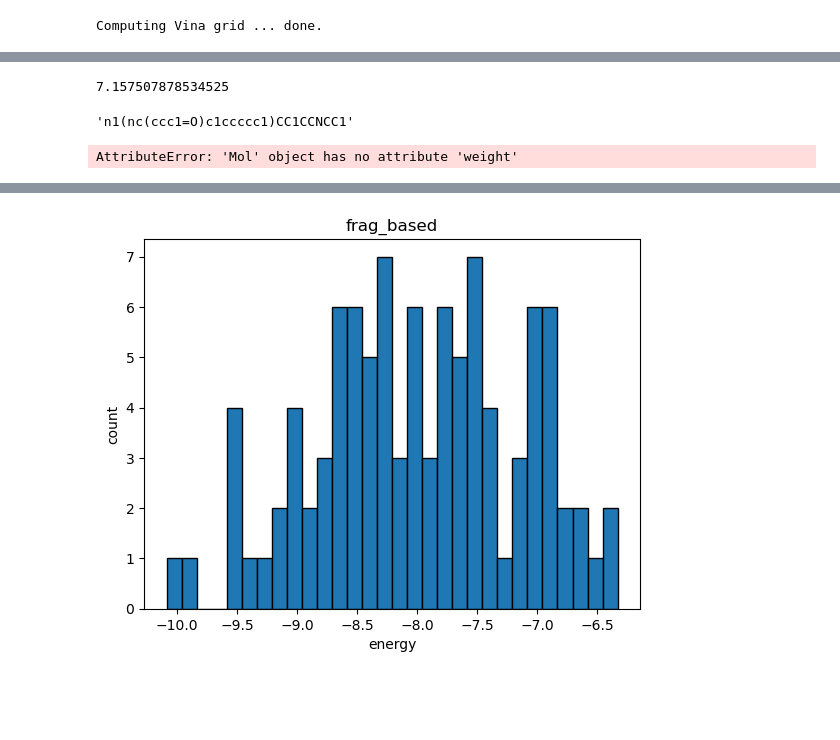
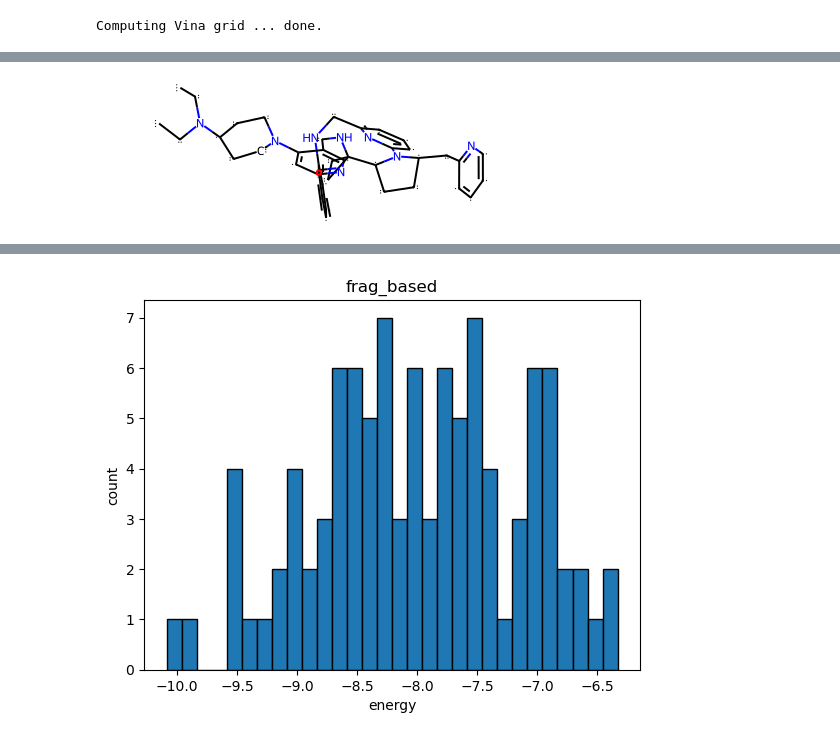
Before and after one commit to Red-Fleet/LigGen, a Jupyter notebook: denovo_frag.ipynb, the cells around one changed output, grey strips where cells are left out. Drawn from its saved outputs; the diff is of its cells as text; code cells hidden in the pictures; blank space fills up the shorter version.

```diff
--- a/denovo_frag.ipynb
+++ b/denovo_frag.ipynb
@@ -545,3 +388,6 @@ class SimulatedAnnealing:
 f_file = open("frags.smi")
 frags = f_file.read().split("\n")
 frags = [re.sub(r'\s+', '', frag) for frag in frags if '.' not in frag]
+# %%
+frags = [smi for smi in frags if len(smi)<=20]
+len(frags)
@@ -582,9 +434,14 @@ Computing Vina grid ... done.
+# %%
+result = []
 # %%
-r, d = s.simulatedAnnealing(ligand='',
-                                start_score=0,
-                                ligand_3d=None,
-                                initial_building_position=center,
-                                max_mw=800,
-                                temp=500,
-                                chain_prob=0.7)
+for i in range(10):
+    r, d = s.simulatedAnnealing(ligand='',
+                                    start_score=0,
+                                    initial_building_position=center,
+                                    max_mw=500,
+                                    temp=500,
+                                    end_prob=0.1,
+                                    vina_score_weight=0.9,
+                                    max_iter_at_state = 10)
+    result.append((r, d))
 # %% [output]
@@ -703,15 +594,4 @@ d
-# %%
-mol = Chem.MolFromSmiles("S1(=O)(=O)CC(CC1)NCCn1c(c2cn(nc2)CC)cnc1")
-mol = AllChem.AddHs(mol)
-AllChem.EmbedMolecule(mol)
-sascorer.calculateScore(mol)
-# %% [output]
-7.157507878534525
-# %%
-frags[54]
-# %% [output]
-'n1(nc(ccc1=O)c1ccccc1)CC1CCNCC1'
 # %%
-r[0].weight
+r
 # %% [output]
-AttributeError: 'Mol' object has no attribute 'weight'
+[figure, added]
```
Also changed, not shown: parts of 15 cells of this notebook, 17 other files.
